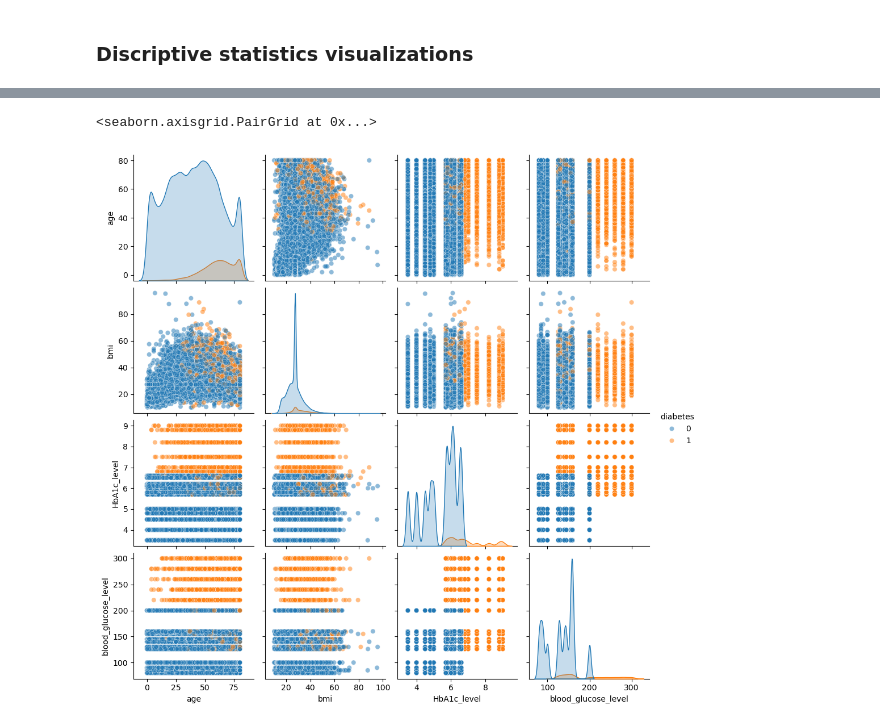
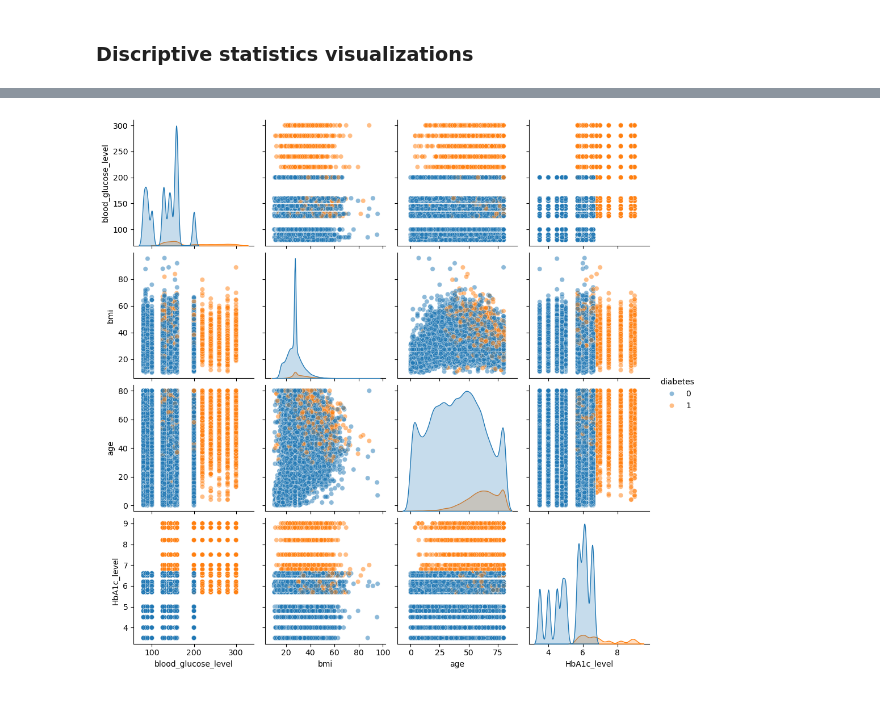
Before and after one commit to pwoosam/aai-500-diabetes-prediction, a Jupyter notebook: notebooks/datacleaning_and_eda.ipynb, the cells around one changed output, grey strips where cells are left out. Cells and saved outputs as stored; diff of their text form; code cells hidden in the pictures.

```diff
--- a/notebooks/datacleaning_and_eda.ipynb
+++ b/notebooks/datacleaning_and_eda.ipynb
@@ -255,12 +258,12 @@ Text(0.5, 1.0, 'Correlation matrix')
 # %%
 sns.pairplot(
     df_clean,
-    vars=quant_cols,
+    vars=df_quantitative_columns,
     hue='diabetes',
     diag_kind='kde',
     plot_kws={'alpha': .5},
     height=2.5
 )
+plt.show()
 # %% [output]
-<seaborn.axisgrid.PairGrid at 0x...>
-[figure, old version]
+[figure, new version]
```
Also changed, not shown: parts of 10 cells of this notebook.
